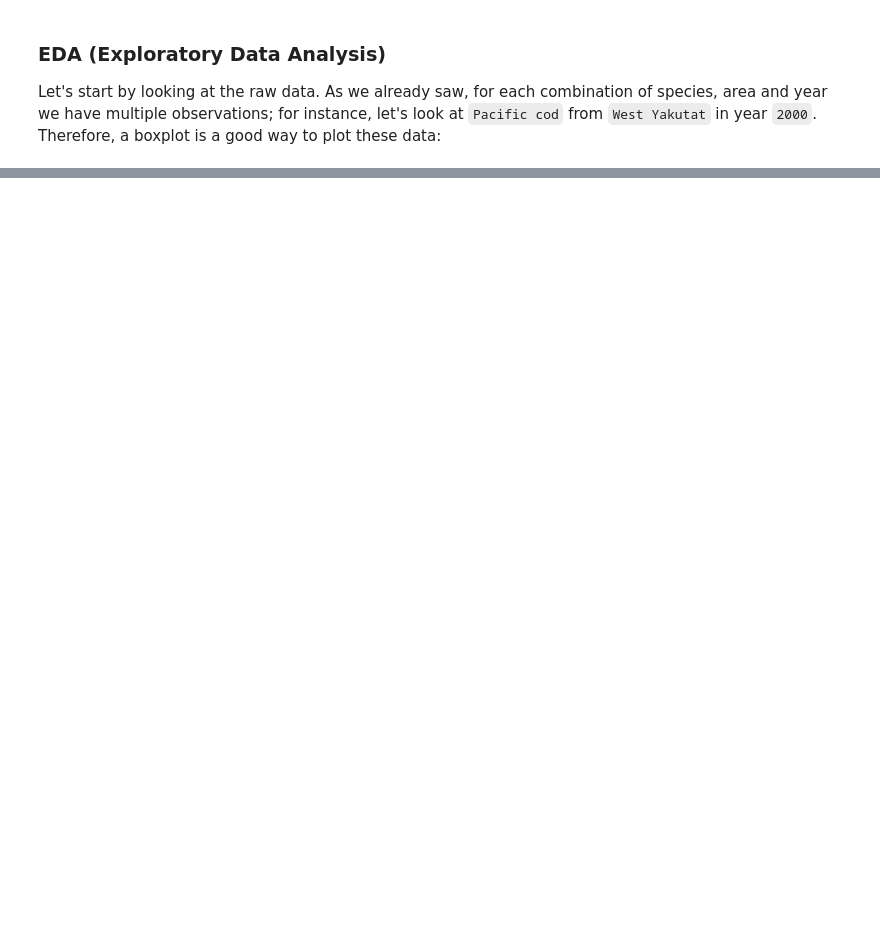
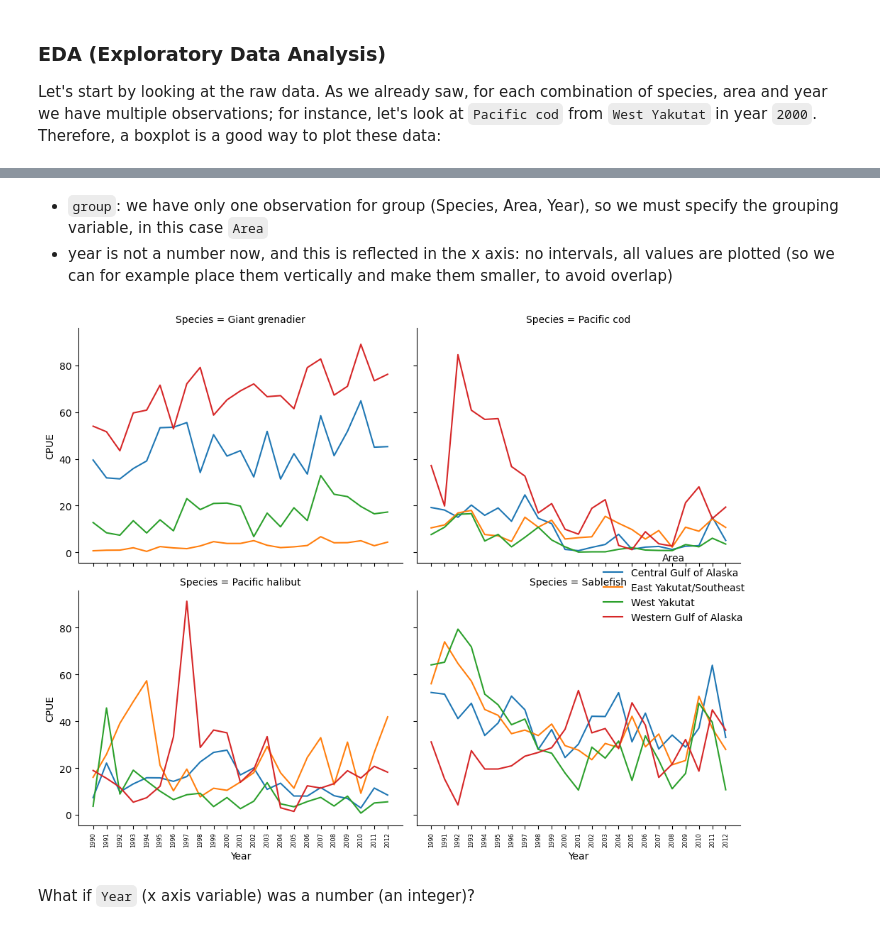
Before and after one commit to filippob/longitudinal_data_analysis, a Jupyter notebook: day_1/1.longitudinal_data.ipynb, the cells around one changed output, grey strips where cells are left out. Drawn from its saved outputs; the diff is of its cells as text; code cells hidden in the pictures; blank space fills up the shorter version.

```diff
--- a/day_1/1.longitudinal_data.ipynb
+++ b/day_1/1.longitudinal_data.ipynb
@@ -119,0 +254,11 @@ Let's start by looking at the raw data. As we already saw, for each combination
+# %%
+dd = (
+    fish.groupby(['Species', 'Area', 'Year'])['rescaled_cpue']
+    .mean()
+    .round(2)
+    .reset_index()
+    .pivot(index=['Species', 'Area'], columns='Year', values='rescaled_cpue')
+    .reset_index()  # Optional: flatten the multi-index
+)
+
+print(dd)
@@ -119,0 +283,28 @@ Let's start by looking at the raw data. As we already saw, for each combination
+# %%
+temp = dd.melt(id_vars=['Species', 'Area'], var_name='Year', value_name='CPUE')
+# %% [markdown]
+-   `group`: we have only one observation for group (Species, Area, Year), so we must specify the grouping variable, in this case `Area`
+-   year is not a number now, and this is reflected in the x axis: no intervals, all values are plotted (so we can for example place them vertically and make them smaller, to avoid overlap)
+# %%
+# Ensure 'Year' is treated as a string or categorical for proper x-axis handling
+temp['Year'] = temp['Year'].astype(str)
+
+# Set up FacetGrid: one subplot per Species
+g = sns.FacetGrid(temp, col='Species', col_wrap=2, height=4, sharey=True,
+                  legend_out=True)
+
+# Add lineplot to each facet
+g.map_dataframe(sns.lineplot, x='Year', y='CPUE', hue='Area', estimator=None)
+
+# Rotate x-axis labels and adjust text size
+for ax in g.axes.flatten():
+    ax.tick_params(axis='x', rotation=90, labelsize=6)
+
+# Add legend (optional customization)
+g.add_legend(title='Area')
+plt.tight_layout()
+plt.show()
+# %% [output]
+[figure, added]
+# %% [markdown]
+What if `Year` (x axis variable) was a number (an integer)?
```
Also changed, not shown: parts of 15 cells of this notebook.
